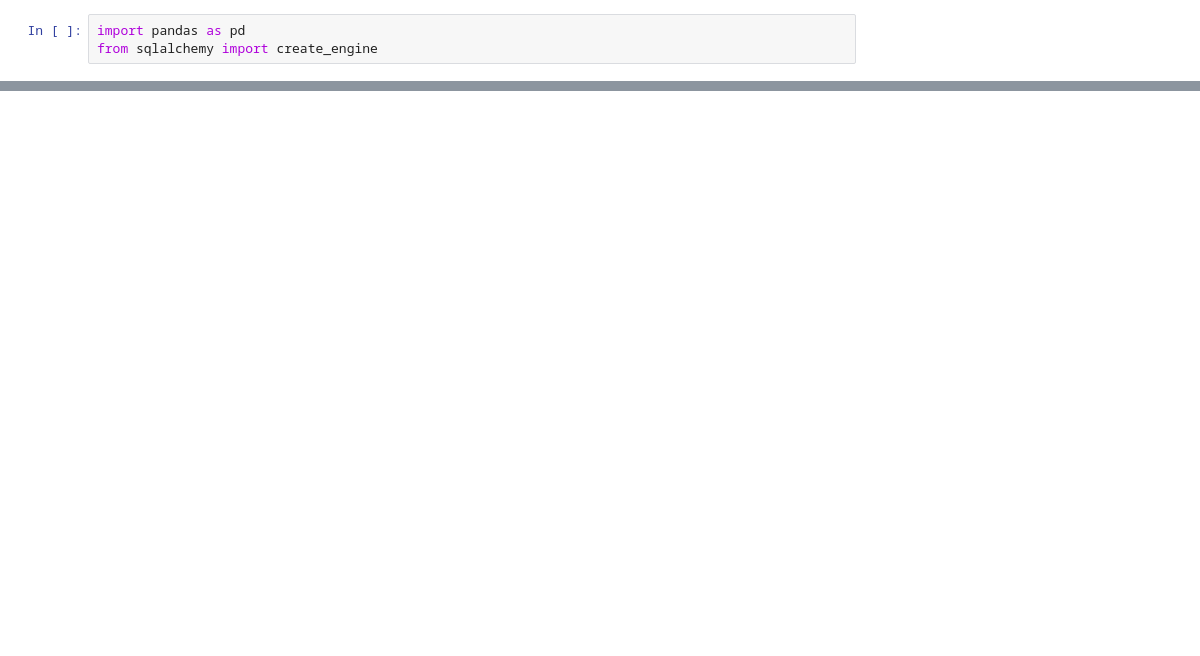
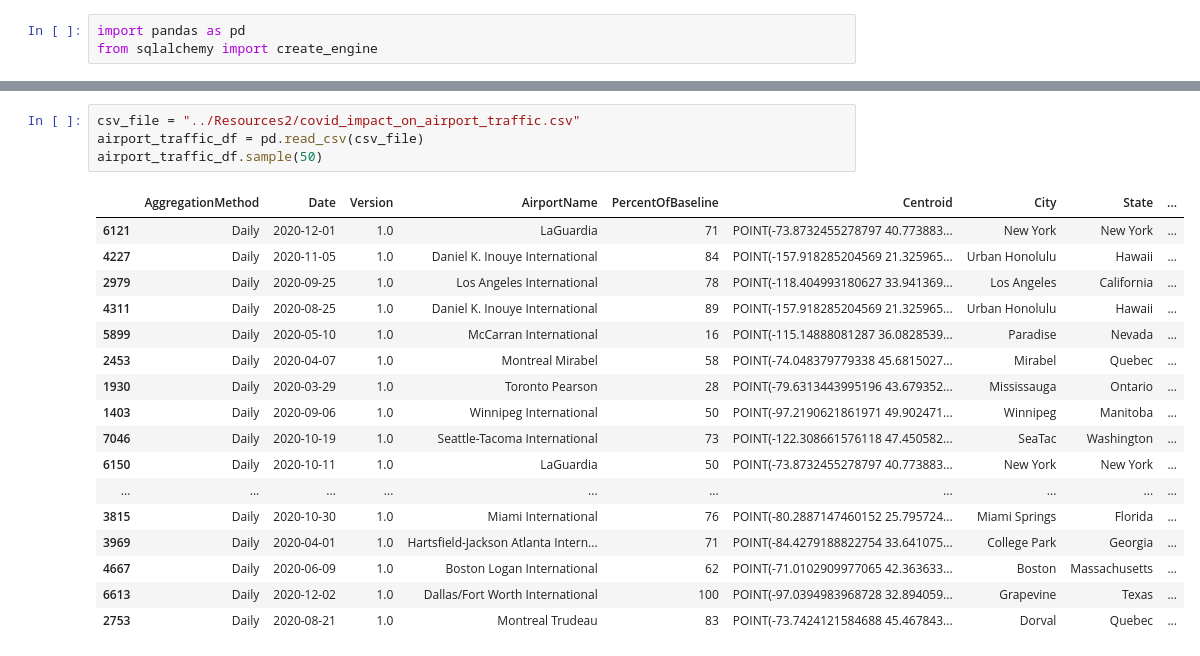
Before and after one commit to Irene-zou/ETF_Project, a Jupyter notebook: ETF/clean.ipynb, the cells around one changed output, grey strips where cells are left out. Cells and saved outputs as stored; diff of their text form; blank space fills up the shorter version.

Commit message:
read csv

```diff
--- a/ETF/clean.ipynb
+++ b/ETF/clean.ipynb
@@ -47,0 +48,22 @@ us_vac_df.sample(50)
+# %%
+csv_file = "../Resources2/covid_impact_on_airport_traffic.csv"
+airport_traffic_df = pd.read_csv(csv_file)
+airport_traffic_df.sample(50)
+# %% [output]
+|  | AggregationMethod | Date | Version | AirportName | PercentOfBaseline | Centroid | City | State | ... |
+| 6121 | Daily | 2020-12-01 | 1.0 | LaGuardia | 71 | POINT(-73.8732455278797 40.773883... | New York | New York | ... |
+| 4227 | Daily | 2020-11-05 | 1.0 | Daniel K. Inouye International | 84 | POINT(-157.918285204569 21.325965... | Urban Honolulu | Hawaii | ... |
+| 2979 | Daily | 2020-09-25 | 1.0 | Los Angeles International | 78 | POINT(-118.404993180627 33.941369... | Los Angeles | California | ... |
+| 4311 | Daily | 2020-08-25 | 1.0 | Daniel K. Inouye International | 89 | POINT(-157.918285204569 21.325965... | Urban Honolulu | Hawaii | ... |
+| 5899 | Daily | 2020-05-10 | 1.0 | McCarran International | 16 | POINT(-115.14888081287 36.0828539... | Paradise | Nevada | ... |
+| 2453 | Daily | 2020-04-07 | 1.0 | Montreal Mirabel | 58 | POINT(-74.048379779338 45.6815027... | Mirabel | Quebec | ... |
+| 1930 | Daily | 2020-03-29 | 1.0 | Toronto Pearson | 28 | POINT(-79.6313443995196 43.679352... | Mississauga | Ontario | ... |
+| 1403 | Daily | 2020-09-06 | 1.0 | Winnipeg International | 50 | POINT(-97.2190621861971 49.902471... | Winnipeg | Manitoba | ... |
+| 7046 | Daily | 2020-10-19 | 1.0 | Seattle-Tacoma International | 73 | POINT(-122.308661576118 47.450582... | SeaTac | Washington | ... |
+| 6150 | Daily | 2020-10-11 | 1.0 | LaGuardia | 50 | POINT(-73.8732455278797 40.773883... | New York | New York | ... |
+| ... | ... | ... | ... | ... | ... | ... | ... | ... | ... |
+| 3815 | Daily | 2020-10-30 | 1.0 | Miami International | 76 | POINT(-80.2887147460152 25.795724... | Miami Springs | Florida | ... |
+| 3969 | Daily | 2020-04-01 | 1.0 | Hartsfield-Jackson Atlanta Intern... | 71 | POINT(-84.4279188822754 33.641075... | College Park | Georgia | ... |
+| 4667 | Daily | 2020-06-09 | 1.0 | Boston Logan International | 62 | POINT(-71.0102909977065 42.363633... | Boston | Massachusetts | ... |
+| 6613 | Daily | 2020-12-02 | 1.0 | Dallas/Fort Worth International | 100 | POINT(-97.0394983968728 32.894059... | Grapevine | Texas | ... |
+| 2753 | Daily | 2020-08-21 | 1.0 | Montreal Trudeau | 83 | POINT(-73.7424121584688 45.467843... | Dorval | Quebec | ... |
```
Also changed, not shown: parts of 4 cells of this notebook, 1 other file.
